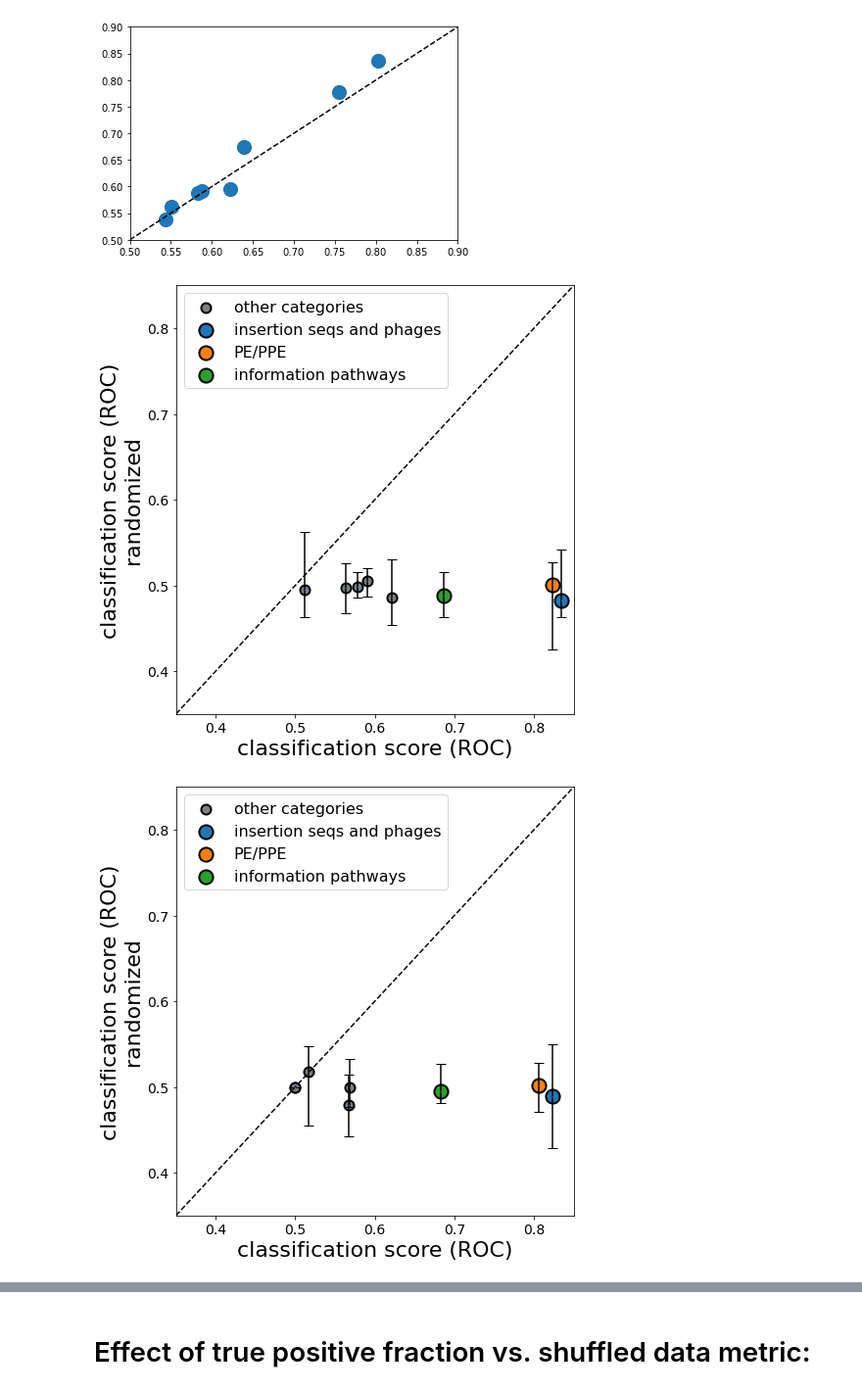
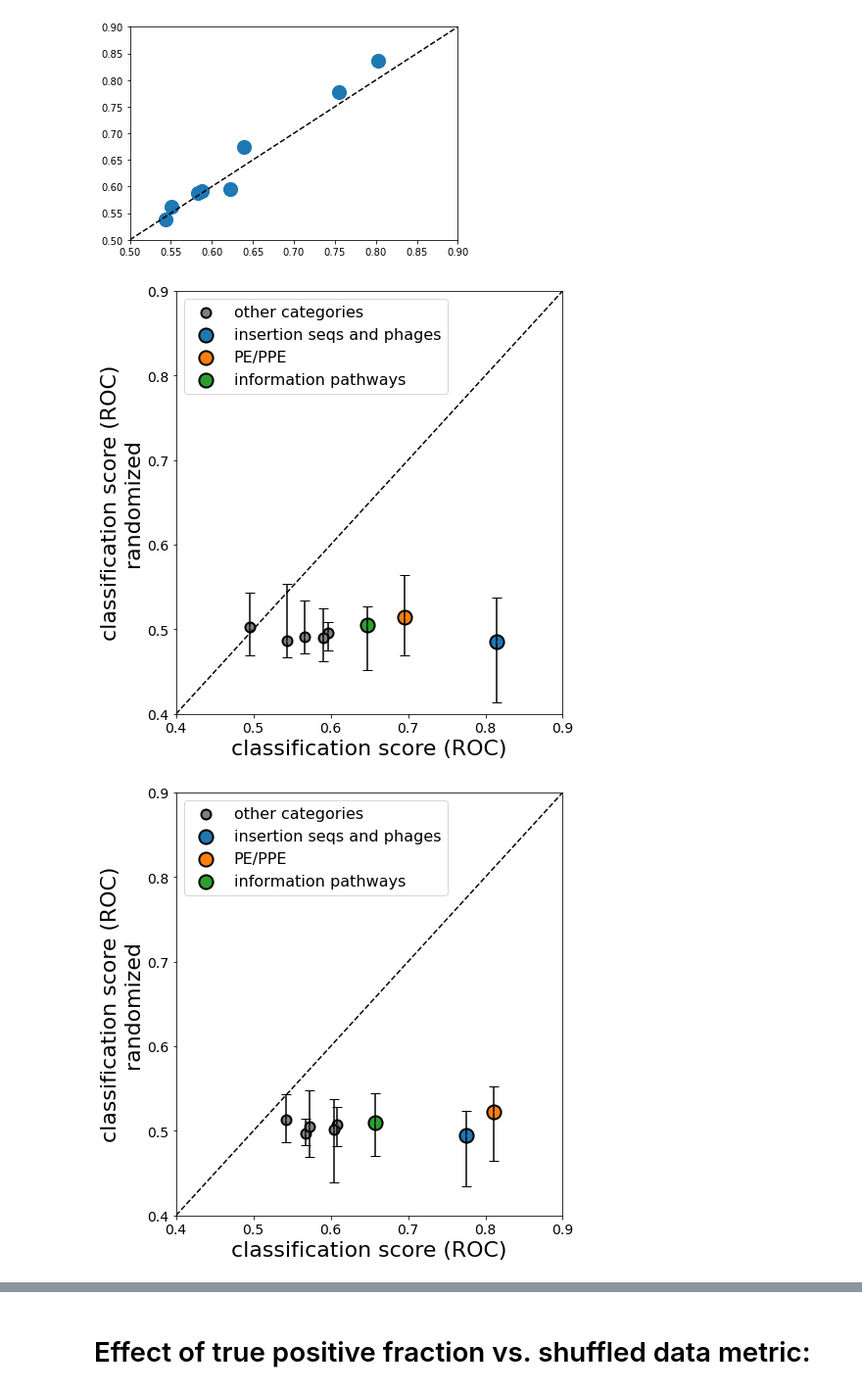
Before and after one commit to ajinich/mtb_tn_db, a Jupyter notebook: ml-standardised_data/adrian_log_reg.ipynb, the cells around one changed output, grey strips where cells are left out. Shown at 98% size. Cells and saved outputs as stored; diff of their text form; code cells hidden in the pictures.

```diff
--- a/ml-standardised_data/adrian_log_reg.ipynb
+++ b/ml-standardised_data/adrian_log_reg.ipynb
@@ -77,8 +69,12 @@ def classifier(X, df_lfc, list_categories, model, shuffle, version, plotting = F
         ind_ones = [i for i in range(df_lfc.shape[0]) if df_lfc.iloc[i].Functional_Category == category]
         y[ind_ones] = 1
 
-        if shuffle: # shuffle y vector.np.random.randint(2, size=10)
-            random.shuffle(y)
+        # shuffle or don't shuffle y
+        y_shfl = y.copy()
+        if shuffle:
+            random.shuffle(y_shfl)
+        else:
+            y_shfl = y.copy() # you don't need this
 
         counter = 0 # used for figure filename, to know what reg. parameter was used.
         for reg_param_temp in reg_param_list:   # For each regularization parameter:
@@ -99,7 +95,7 @@ def classifier(X, df_lfc, list_categories, model, shuffle, version, plotting = F
             skf = StratifiedKFold(n_splits=n_splits, shuffle=True)
             for train_index, test_index in skf.split(X, y):
                 X_train, X_test = X[train_index], X[test_index]
-                y_train, y_test = y[train_index], y[test_index]
+                y_train, y_test = y_shfl[train_index], y_shfl[test_index]
                 X_train, y_train = SMOTE().fit_resample(X_train, y_train) # understand this step.
                 # fit model
                 clf.fit(X_train, y_train)
@@ -201,9 +197,9 @@ Index(['Rv_ID', 'PE35_KO_vs_mbio_H37Rv', 'PPE68_KO_vs_mbio_H37Rv',
 # %% [markdown]
 ## Train classification model and evaluate accuracy:
 # %%
-# model = 'logreg'
+model = 'logreg'
 # model = 'forest'
-model = 'xgbc'
+# model = 'xgbc'
 plot_param = False
 
 # true accuracies:
@@ -267,7 +290,7 @@ Read in dataframes (if necessary)
 [<matplotlib.lines.Line2D at 0x...>]
 [figure]
 # %%
-def plot_real_vs_shuffled_metric(df_accuracy, C, metric, model, topN_num = 2, xymin = 0.35, xymax = 0.85):
+def plot_real_vs_shuffled_metric(df_accuracy, list_df_accuracy_SHFL, C, metric, model, topN_num = 2, xymin = 0.35, xymax = 0.85):
 
     metric_true = df_accuracy[df_accuracy.C_reg==C][metric].values
     list_metric_shfl = [ df[df.C_reg == C][metric].values for df in list_df_accuracy_SHFL ]
@@ -310,9 +333,9 @@ def plot_real_vs_shuffled_metric(df_accuracy, C, metric, model, topN_num = 2, xy
     plt.savefig(os.path.join(path_fig, fn_fig), dpi = 250)
 # %%
 metric = 'roc_auc'
-model = 'xgbc' # log_reg
+model = 'logreg' # log_reg
 for C in df_accuracy.C_reg.unique():
-    plot_real_vs_shuffled_metric(df_accuracy, C, metric, model, topN_num = 3, xymin = 0.35, xymax = 0.85)
+    plot_real_vs_shuffled_metric(df_accuracy, list_df_accuracy_SHFL, C, metric, model, topN_num = 3, xymin = 0.4, xymax = 0.9)
 # %% [output]
-[figure, old version]
+[figure, new version]
-[figure, old version]
+[figure, new version]
```
Also changed, not shown: parts of 5 cells of this notebook, 16 other files.
